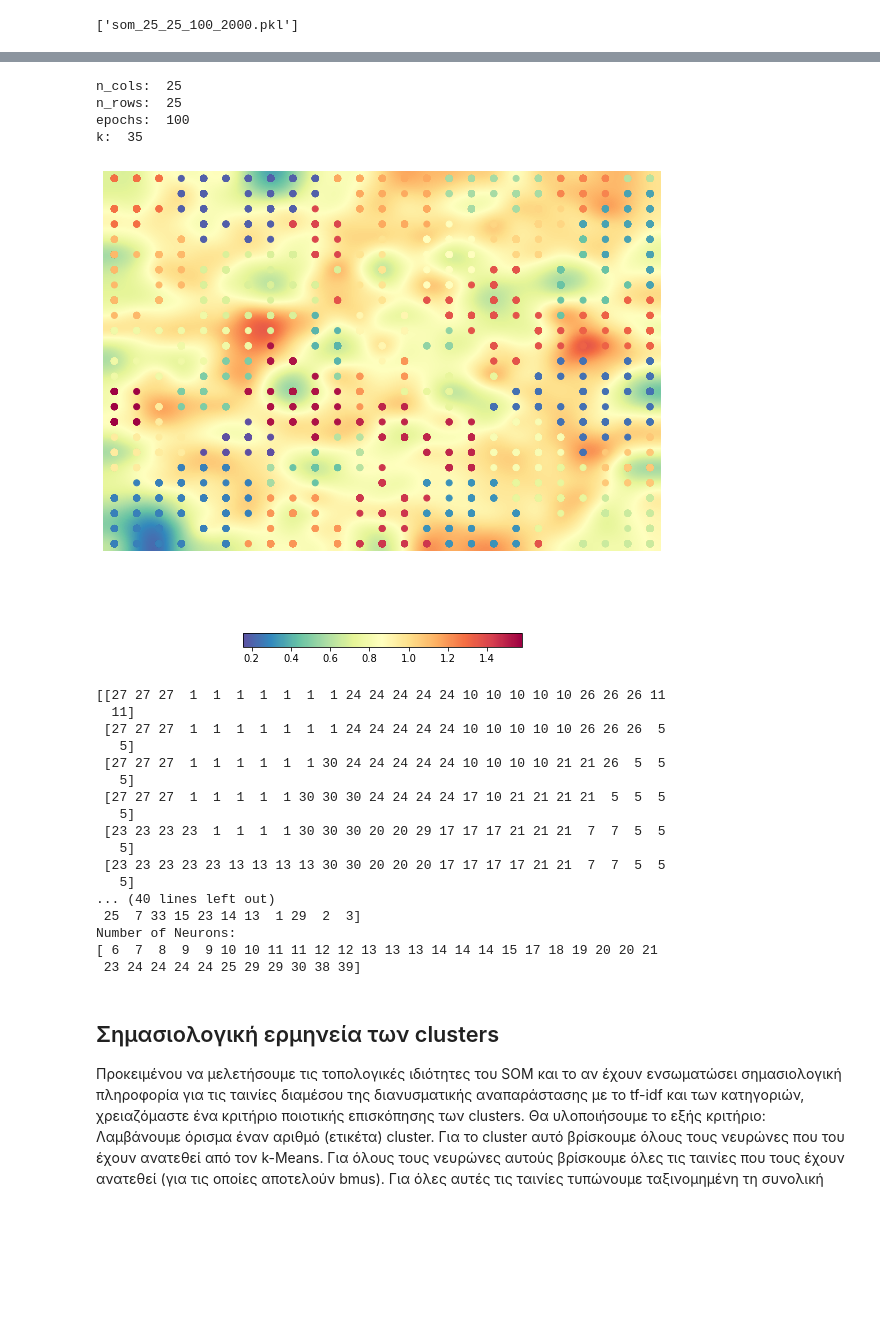
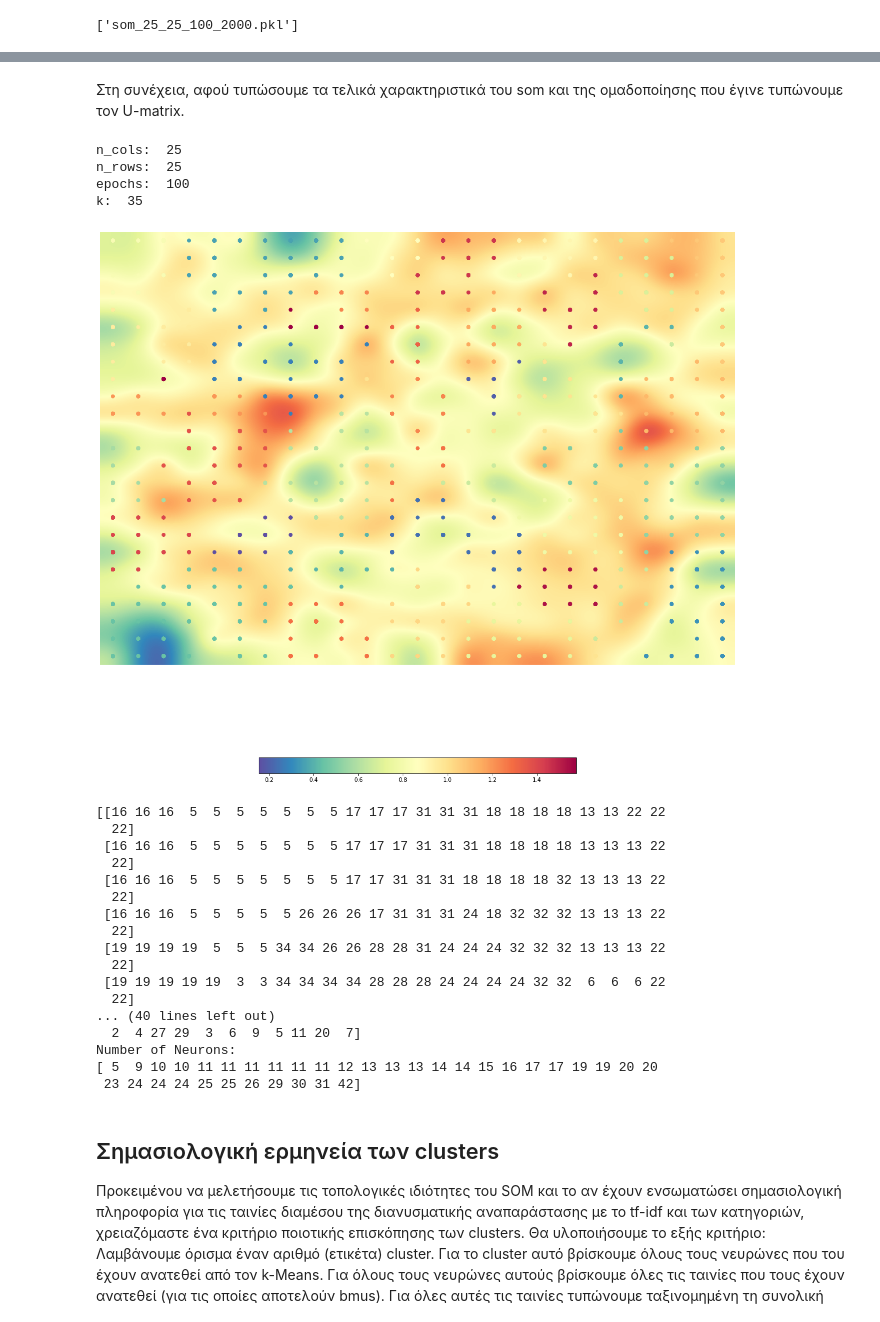
Before and after one commit to jkalogero/Neural-Networks, a Jupyter notebook: Lab_2/Lab_2.ipynb, the cells around one changed output, grey strips where cells are left out. Cells and saved outputs as stored; diff of their text form; code cells hidden in the pictures; blank space fills up the shorter version.

```diff
--- a/Lab_2/Lab_2.ipynb
+++ b/Lab_2/Lab_2.ipynb
@@ -877,45 +1196,56 @@ joblib.dump(som, filename, compress=True)
 
 <img src="https://image.ibb.co/i0tsfR/umatrix_s.jpg" width="35%">
 <img src="https://image.ibb.co/nLgHEm/clusters.png" width="35%">
+# %% [markdown]
+Στη συνέχεια, αφού τυπώσουμε τα τελικά χαρακτηριστικά του som και της ομαδοποίησης που έγινε τυπώνουμε τον U-matrix.
 # %%
 print("n_cols: ", n_cols)
 print("n_rows: ", n_rows)
 print("epochs: ", epochs)
 print("k: ", k)
 
-som.view_umatrix(bestmatches=True, colorbar=True, figsize=(10,10))
+# print U-matrix
+som.view_umatrix(bestmatches=True, colorbar=True, figsize=(20,20))
+
+# print all clusters
 print(som.clusters)
+
+# get the number of times each unique cluster occured
 _ , no_of_neurons = np.unique(som.clusters, return_counts=True)
 
+# sort the clusters according the times they occured
+cluster_index = np.argsort(no_of_neurons)
 
-cluster_index = np.argsort(no_of_neurons)
 print("Cluster Index:")
+# print clusters sorted
 print(cluster_index)
+
 print("Number of Neurons:")
+# print number of neurons for each cluster
 print(no_of_neurons[cluster_index])
 # %% [output]
 n_cols:  25
 n_rows:  25
 epochs:  100
 k:  35
-[figure, old version]
+[figure, new version]
-[[27 27 27  1  1  1  1  1  1  1 24 24 24 24 24 10 10 10 10 10 26 26 26 11
-  11]
- [27 27 27  1  1  1  1  1  1  1 24 24 24 24 24 10 10 10 10 10 26 26 26  5
-   5]
- [27 27 27  1  1  1  1  1  1 30 24 24 24 24 24 10 10 10 10 21 21 26  5  5
-   5]
- [27 27 27  1  1  1  1  1 30 30 30 24 24 24 24 17 10 21 21 21 21  5  5  5
-   5]
- [23 23 23 23  1  1  1  1 30 30 30 20 20 29 17 17 17 21 21 21  7  7  5  5
-   5]
- [23 23 23 23 23 13 13 13 13 30 30 20 20 20 17 17 17 17 21 21  7  7  5  5
-   5]
+[[16 16 16  5  5  5  5  5  5  5 17 17 17 31 31 31 18 18 18 18 13 13 22 22
+  22]
+ [16 16 16  5  5  5  5  5  5  5 17 17 17 31 31 31 18 18 18 18 13 13 13 22
+  22]
+ [16 16 16  5  5  5  5  5  5  5 17 17 31 31 31 18 18 18 18 32 13 13 13 22
+  22]
+ [16 16 16  5  5  5  5  5 26 26 26 17 31 31 31 24 18 32 32 32 13 13 13 22
+  22]
+ [19 19 19 19  5  5  5 34 34 26 26 28 28 31 24 24 24 32 32 32 13 13 13 22
+  22]
+ [19 19 19 19 19  3  3 34 34 34 34 28 28 28 24 24 24 24 32 32  6  6  6 22
+  22]
 ... (40 lines left out)
- 25  7 33 15 23 14 13  1 29  2  3]
+  2  4 27 29  3  6  9  5 11 20  7]
 Number of Neurons:
-[ 6  7  8  9  9 10 10 11 11 12 12 13 13 13 14 14 14 15 17 18 19 20 20 21
- 23 24 24 24 24 25 29 29 30 38 39]
+[ 5  9 10 10 11 11 11 11 11 11 12 13 13 13 14 14 15 16 17 17 19 19 20 20
+ 23 24 24 24 25 25 26 29 30 31 42]
 # %% [markdown]
 
 ## Σημασιολογική ερμηνεία των clusters
```
Also changed, not shown: parts of 60 cells of this notebook.
